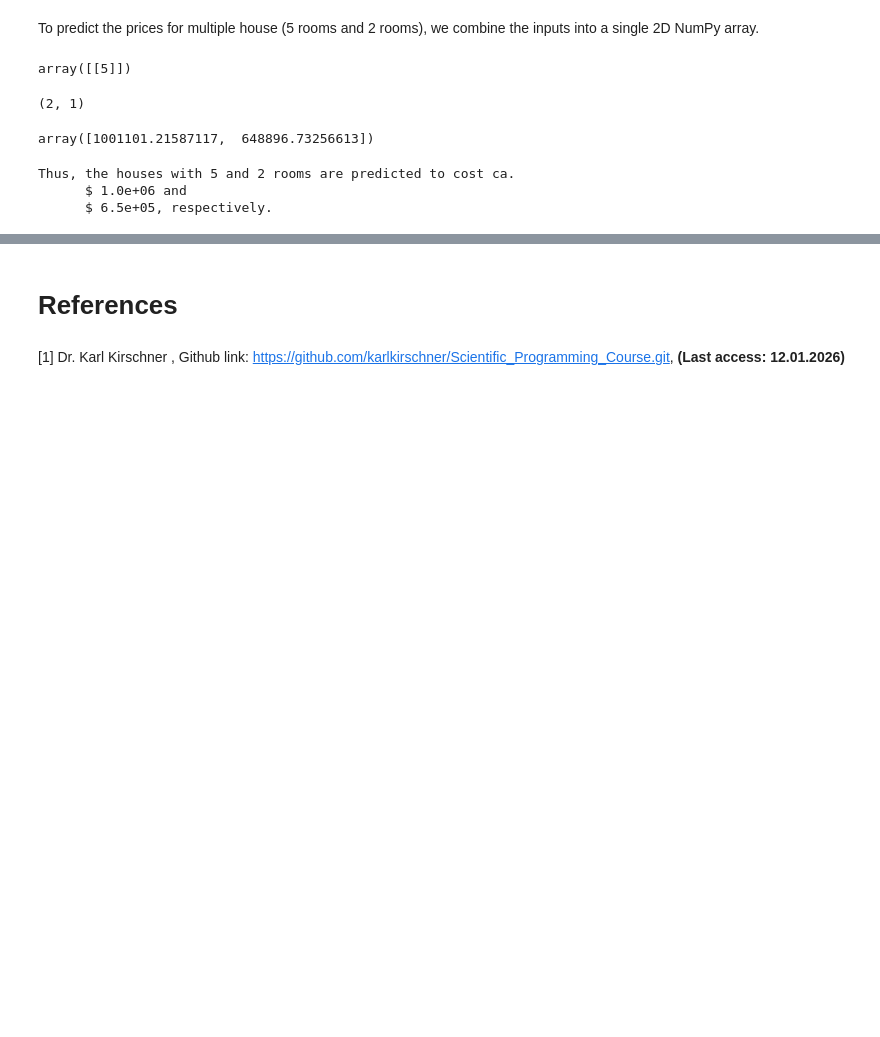
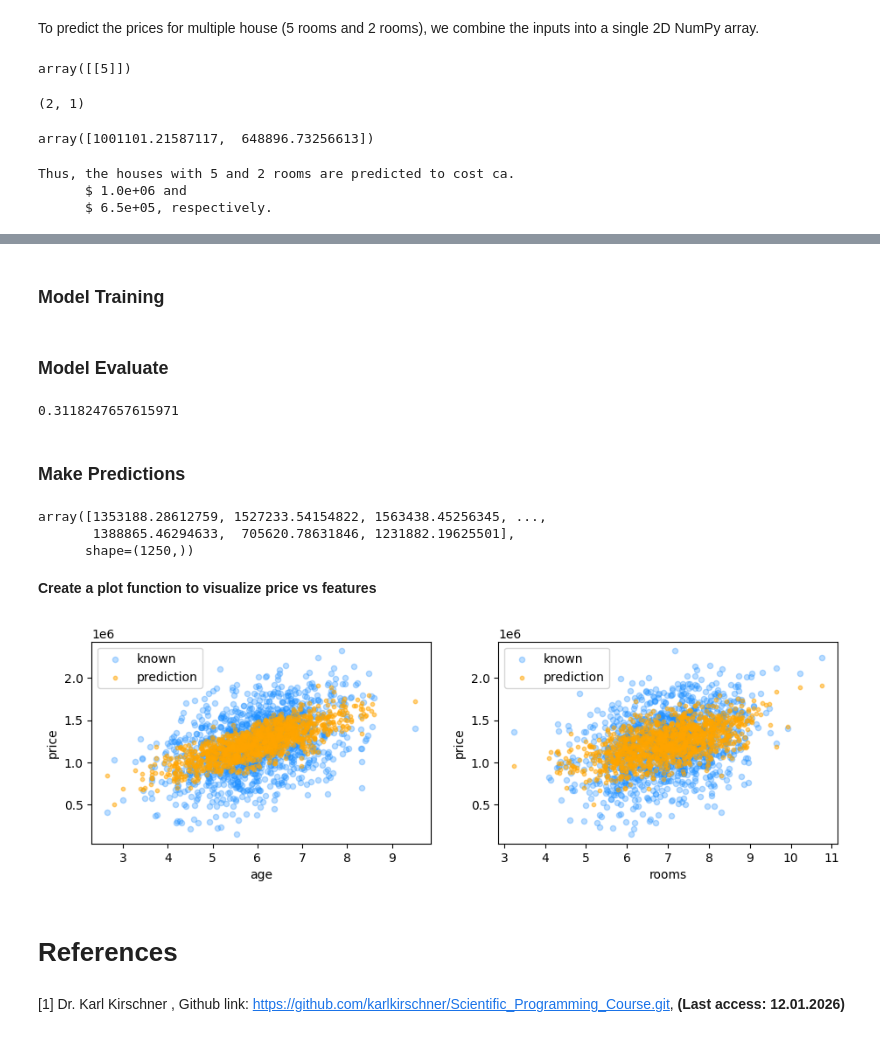
Before and after one commit to nguyenlamminhhoa/Numerical_computing_with_Python, a Jupyter notebook: Machine Learning/Shallow learning/Repeat SL.ipynb, the cells around one changed output, grey strips where cells are left out. Cells and saved outputs as stored; diff of their text form; code cells hidden in the pictures; blank space fills up the shorter version.

```diff
--- a/Machine Learning/Shallow learning/Repeat SL.ipynb
+++ b/Machine Learning/Shallow learning/Repeat SL.ipynb
@@ -257,0 +377,5 @@ Thus, the houses with 5 and 2 rooms are predicted to cost ca.
+# %%
+features_train, features_test, target_train, target_test = train_test_split(housing[two_features], target,
+                                                                            test_size=0.25, train_size=0.75,
+                                                                            random_state=1)
+features_train
@@ -257,0 +396,23 @@ Thus, the houses with 5 and 2 rooms are predicted to cost ca.
+# %% [markdown]
+### Model Training
+# %%
+reg = LinearRegression(fit_intercept=True)
+# %%
+model = reg.fit(X=features_train, y=target_train)
+# %% [markdown]
+### Model Evaluate
+# %%
+model.score(X=features_test, y=target_test)
+# %% [output]
+0.3118247657615971
+# %% [markdown]
+### Make Predictions
+# %%
+predict = model.predict(X=features_test)
+predict
+# %% [output]
+array([1353188.28612759, 1527233.54154822, 1563438.45256345, ...,
+       1388865.46294633,  705620.78631846, 1231882.19625501],
+      shape=(1250,))
+# %% [markdown]
+**Create a plot function to visualize price vs features**
@@ -258,3 +469,7 @@ Thus, the houses with 5 and 2 rooms are predicted to cost ca.
+# %%
+plot_features(feature_list=two_features, feature_df=features_test, target=target_test, predict=predict)
+# %% [output]
+[figure, added]
 # %% [markdown]
 # References
 # %% [markdown]
```
Also changed, not shown: parts of 27 cells of this notebook.
